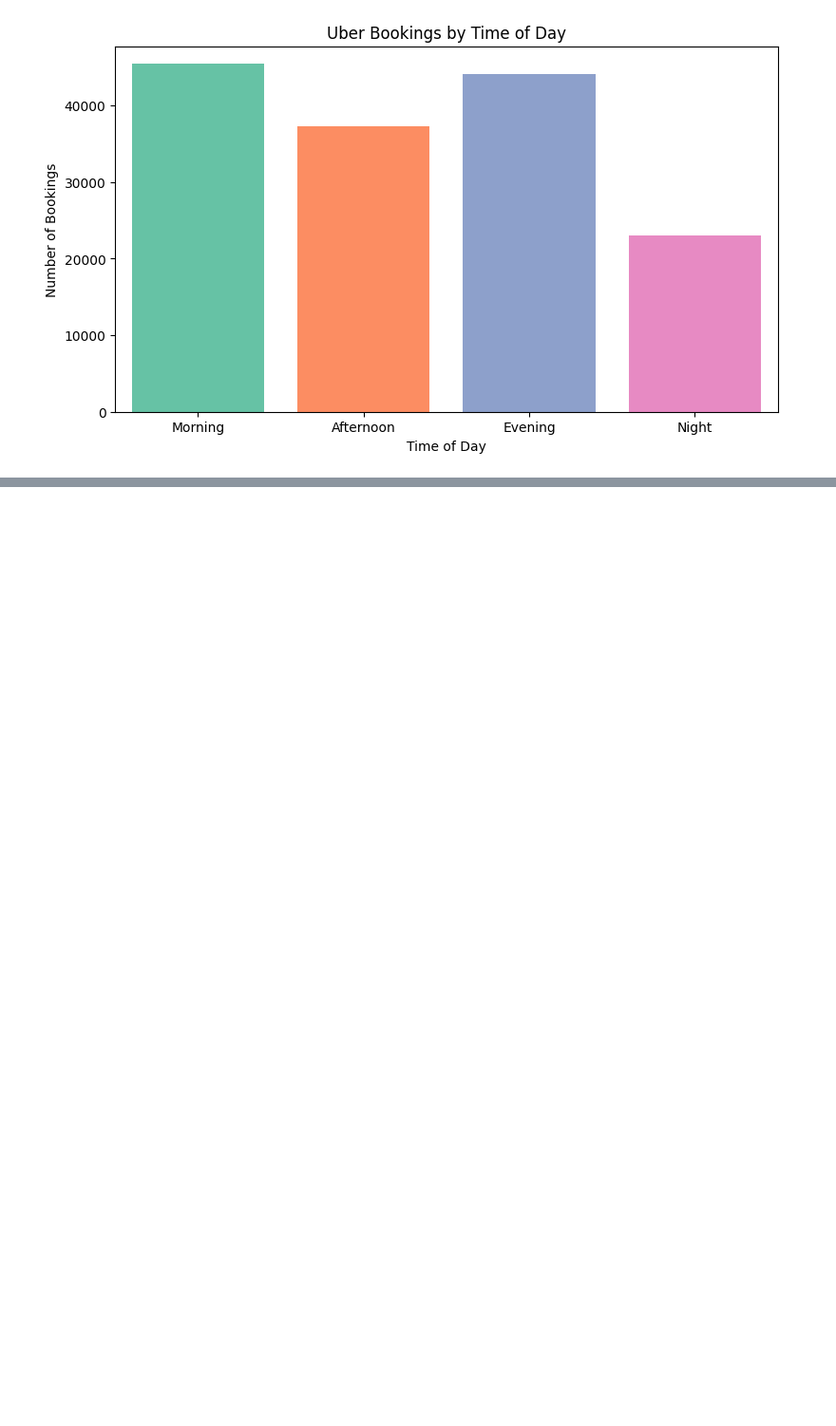
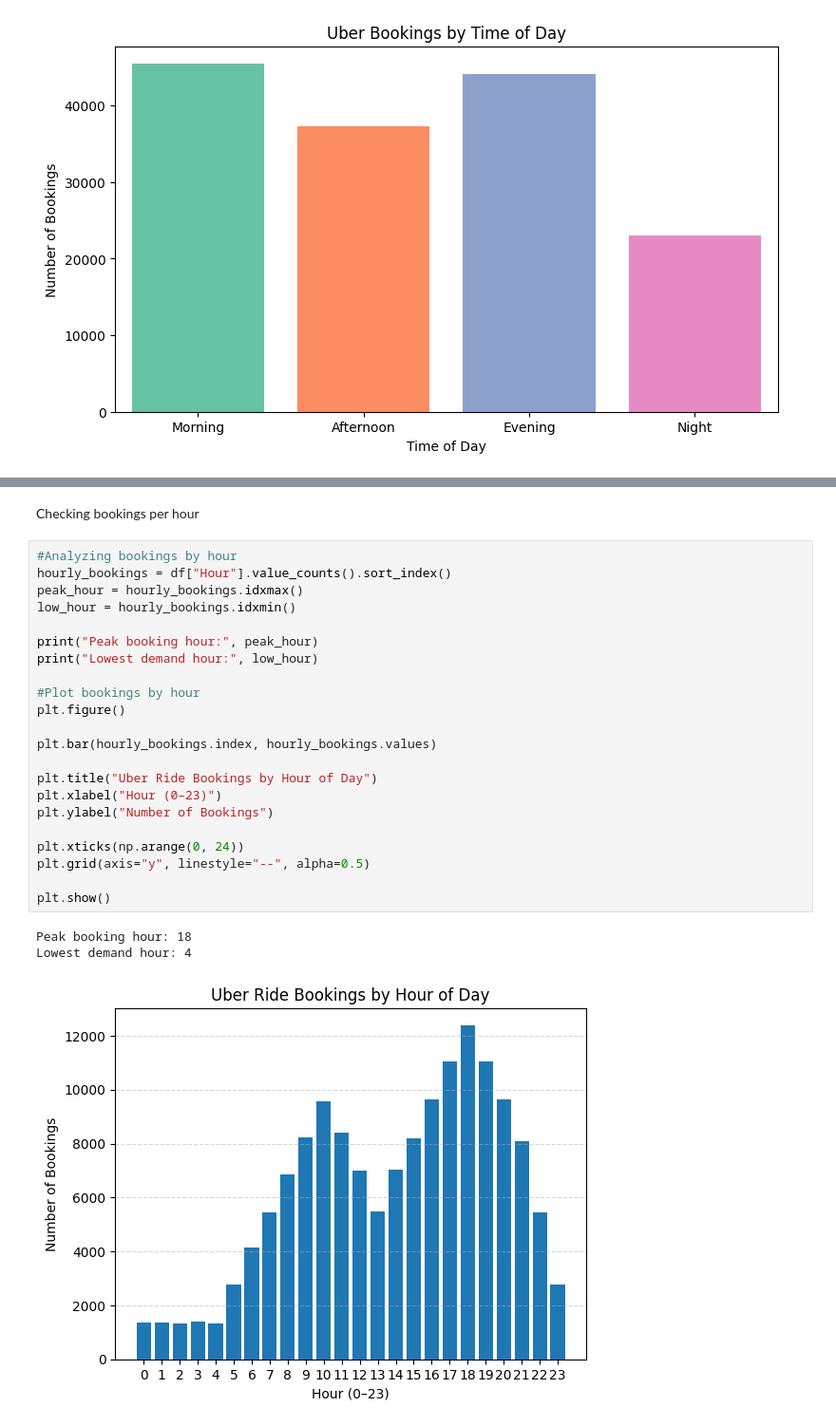
Before and after one commit to msum500/Uber, a Jupyter notebook: Uber Project.ipynb, the cells around one changed output, grey strips where cells are left out. Shown at 95% size. Drawn from its saved outputs; the diff is of its cells as text; blank space fills up the shorter version.

```diff
--- a/Uber Project.ipynb
+++ b/Uber Project.ipynb
@@ -150,0 +132,28 @@ CTAT: 29.15
+# %% [markdown]
+Checking bookings per hour
+# %%
+#Analyzing bookings by hour
+hourly_bookings = df["Hour"].value_counts().sort_index()
+peak_hour = hourly_bookings.idxmax()
+low_hour = hourly_bookings.idxmin()
+
+print("Peak booking hour:", peak_hour)
+print("Lowest demand hour:", low_hour)
+
+#Plot bookings by hour
+plt.figure()
+
+plt.bar(hourly_bookings.index, hourly_bookings.values)
+
+plt.title("Uber Ride Bookings by Hour of Day")
+plt.xlabel("Hour (0–23)")
+plt.ylabel("Number of Bookings")
+
+plt.xticks(np.arange(0, 24))
+plt.grid(axis="y", linestyle="--", alpha=0.5)
+
+plt.show()
+# %% [output]
+Peak booking hour: 18
+Lowest demand hour: 4
+[figure, added]
```
Also changed, not shown: parts of 21 cells of this notebook.
